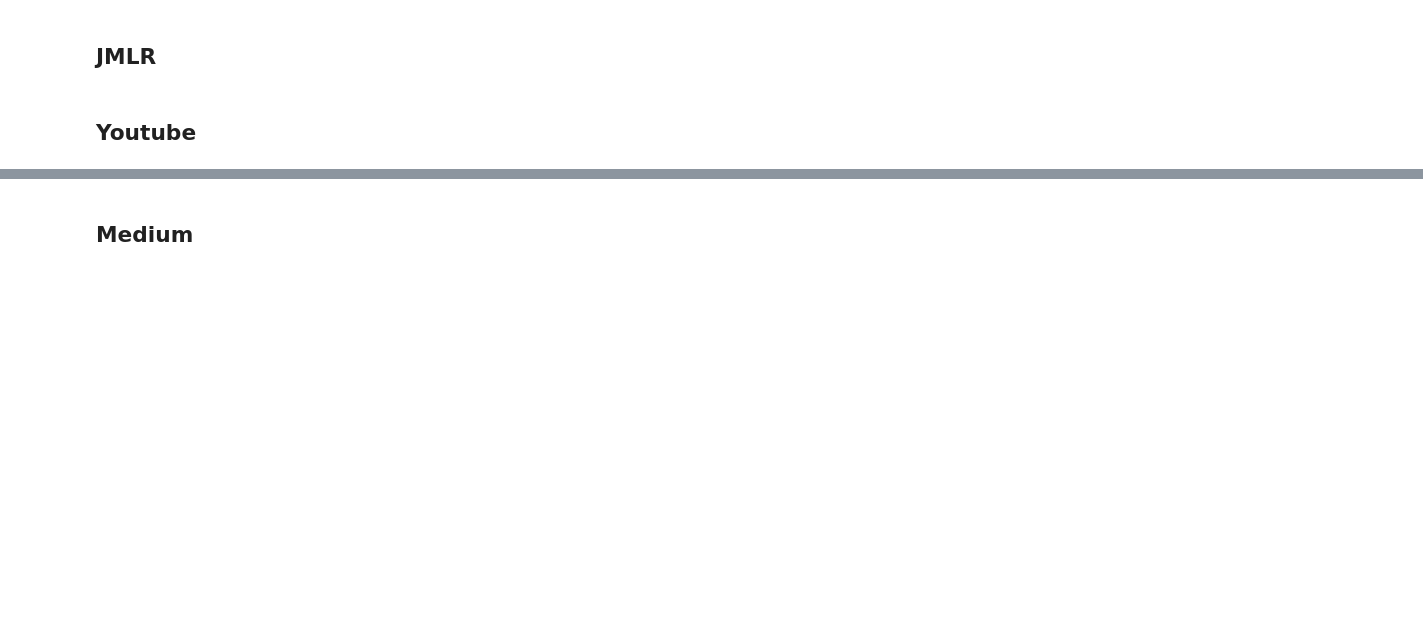
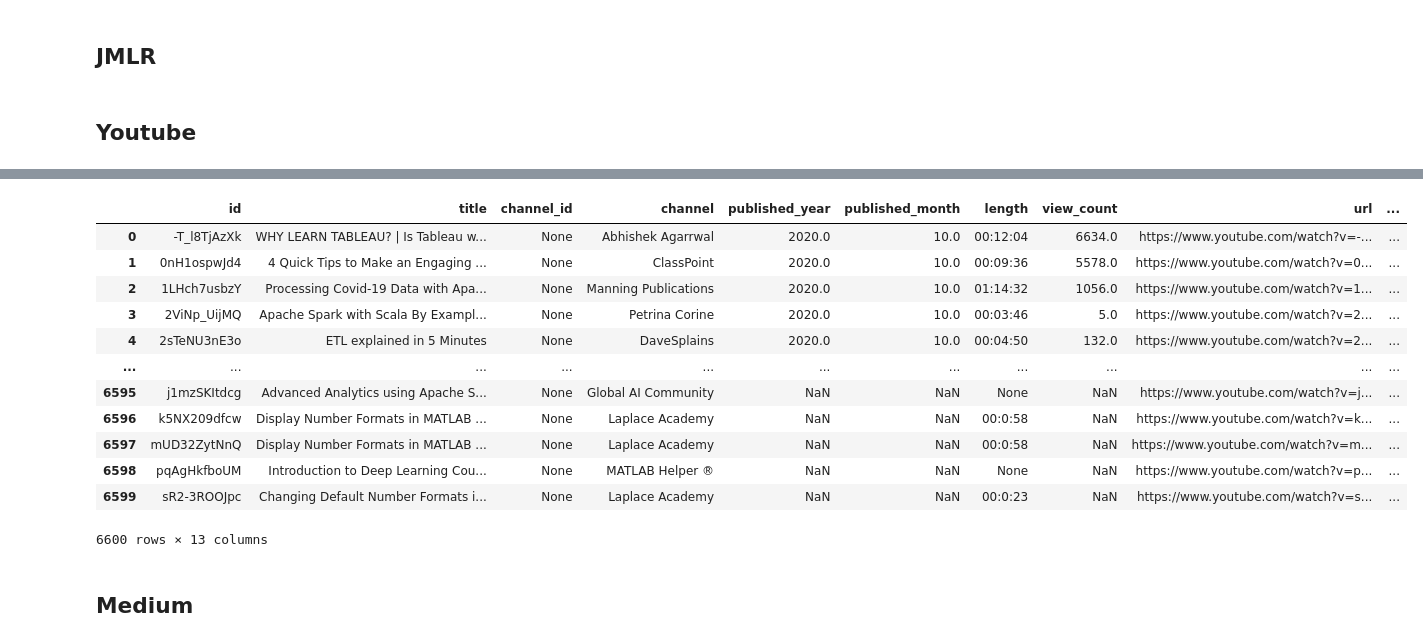
Before and after one commit to archonixm/python-web-scraper, a Jupyter notebook: Pipeline.ipynb, the cells around one changed output, grey strips where cells are left out. Saved outputs shown, nothing was run; the diff lists cells and outputs as text; code cells hidden in the pictures; blank space fills up the shorter version.

```diff
--- a/Pipeline.ipynb
+++ b/Pipeline.ipynb
@@ -231,0 +283,21 @@ df_yt.head()
+# %%
+def add_url(x):
+    return 'https://www.youtube.com/watch?v=' + x
+
+df_y = df_yf.copy()
+df_y.loc[df_y['url'].isna(), 'url'] = df_y.loc[df_y['url'].isna(), 'id'].apply(lambda x: add_url(x))
+df_y
+# %% [output]
+|  | id | title | channel_id | channel | published_year | published_month | length | view_count | url | ... |
+| 0 | -T_l8TjAzXk | WHY LEARN TABLEAU? | Is Tableau w... | None | Abhishek Agarrwal | 2020.0 | 10.0 | 00:12:04 | 6634.0 | https://www.youtube.com/watch?v=-... | ... |
+| 1 | 0nH1ospwJd4 | 4 Quick Tips to Make an Engaging ... | None | ClassPoint | 2020.0 | 10.0 | 00:09:36 | 5578.0 | https://www.youtube.com/watch?v=0... | ... |
+| 2 | 1LHch7usbzY | Processing Covid-19 Data with Apa... | None | Manning Publications | 2020.0 | 10.0 | 01:14:32 | 1056.0 | https://www.youtube.com/watch?v=1... | ... |
+| 3 | 2ViNp_UijMQ | Apache Spark with Scala By Exampl... | None | Petrina Corine | 2020.0 | 10.0 | 00:03:46 | 5.0 | https://www.youtube.com/watch?v=2... | ... |
+| 4 | 2sTeNU3nE3o | ETL explained in 5 Minutes | None | DaveSplains | 2020.0 | 10.0 | 00:04:50 | 132.0 | https://www.youtube.com/watch?v=2... | ... |
+| ... | ... | ... | ... | ... | ... | ... | ... | ... | ... | ... |
+| 6595 | j1mzSKItdcg | Advanced Analytics using Apache S... | None | Global AI Community | NaN | NaN | None | NaN | https://www.youtube.com/watch?v=j... | ... |
+| 6596 | k5NX209dfcw | Display Number Formats in MATLAB ... | None | Laplace Academy | NaN | NaN | 00:0:58 | NaN | https://www.youtube.com/watch?v=k... | ... |
+| 6597 | mUD32ZytNnQ | Display Number Formats in MATLAB ... | None | Laplace Academy | NaN | NaN | 00:0:58 | NaN | https://www.youtube.com/watch?v=m... | ... |
+| 6598 | pqAgHkfboUM | Introduction to Deep Learning Cou... | None | MATLAB Helper ® | NaN | NaN | None | NaN | https://www.youtube.com/watch?v=p... | ... |
+| 6599 | sR2-3ROOJpc | Changing Default Number Formats i... | None | Laplace Academy | NaN | NaN | 00:0:23 | NaN | https://www.youtube.com/watch?v=s... | ... |
+6600 rows × 13 columns
```
Also changed, not shown: parts of 7 cells of this notebook, 8 other files.
